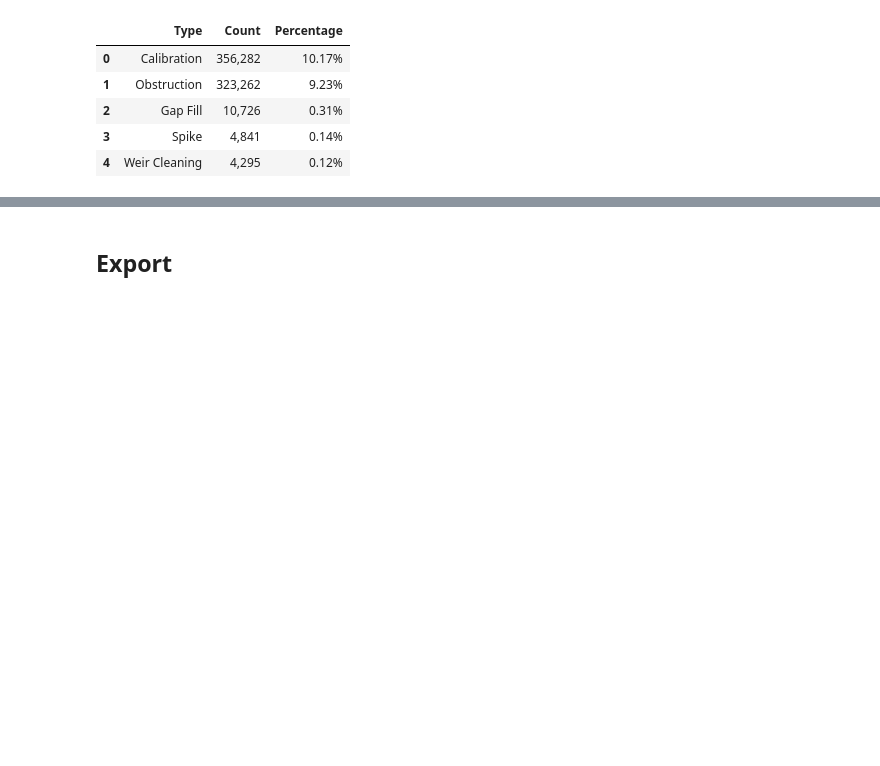
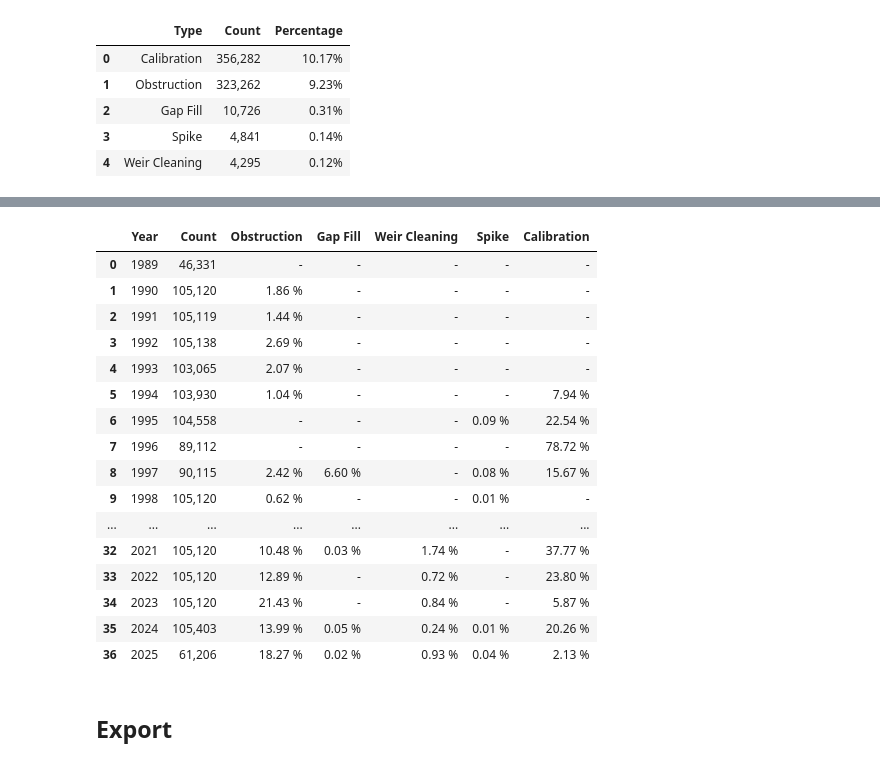
Before and after one commit to gmcginnis/info-698-capstone, a Jupyter notebook: code/02_eda.ipynb, the cells around one changed output, grey strips where cells are left out. Cells and saved outputs as stored; diff of their text form; code cells hidden in the pictures; blank space fills up the shorter version.

```diff
--- a/code/02_eda.ipynb
+++ b/code/02_eda.ipynb
@@ -384,12 +367,35 @@ pd.concat([data_fm_yr_cnt, data_fm_yr], axis=1)
 # %%
-data_fm_yr_per = data_fm_yr.div(data_fm_yr_cnt, axis=0).multiply(100, axis=0)
-# data_fm_yr_per['year'] = data_fm_yr_per.index.year
-# data_fm_yr_per
-# Simplifying datetime to the year for readability
-data_fm_yr_per = data_fm_yr_per.reset_index()
-data_fm_yr_per['year'] = data_fm_yr_per['datetime'].dt.year
-data_fm_yr_per = data_fm_yr_per.set_index('year').drop('datetime', axis=1)
+for col in data_fm_yr_per:
+    if col!="Year" and col!="Count":
+        data_fm_yr_per[col] = (data_fm_yr_per[col]/data_fm_yr_per['Count']).multiply(100,axis=0)
+        data_fm_yr_per[col] = data_fm_yr_per[col].map('{:.2f} %'.format)
+
+data_fm_yr_per = data_fm_yr_per.replace('0.00 %', '-')
+data_fm_yr_per['Count'] = data_fm_yr_per['Count'].map('{:,}'.format)
+
+# Add an empty column to add another line between the total counts and error counts
+data_fm_yr_per.insert(loc=2, column = ' ', value = '')
+
+make_latex_tab(data_fm_yr_per, "tab_fmyear_pers")
 data_fm_yr_per
+# %% [output]
+|  | Year | Count | Obstruction | Gap Fill | Weir Cleaning | Spike | Calibration |
+| 0 | 1989 | 46,331 | - | - | - | - | - |
+| 1 | 1990 | 105,120 | 1.86 % | - | - | - | - |
+| 2 | 1991 | 105,119 | 1.44 % | - | - | - | - |
+| 3 | 1992 | 105,138 | 2.69 % | - | - | - | - |
+| 4 | 1993 | 103,065 | 2.07 % | - | - | - | - |
+| 5 | 1994 | 103,930 | 1.04 % | - | - | - | 7.94 % |
+| 6 | 1995 | 104,558 | - | - | - | 0.09 % | 22.54 % |
+| 7 | 1996 | 89,112 | - | - | - | - | 78.72 % |
+| 8 | 1997 | 90,115 | 2.42 % | 6.60 % | - | 0.08 % | 15.67 % |
+| 9 | 1998 | 105,120 | 0.62 % | - | - | 0.01 % | - |
+| ... | ... | ... | ... | ... | ... | ... | ... |
+| 32 | 2021 | 105,120 | 10.48 % | 0.03 % | 1.74 % | - | 37.77 % |
+| 33 | 2022 | 105,120 | 12.89 % | - | 0.72 % | - | 23.80 % |
+| 34 | 2023 | 105,120 | 21.43 % | - | 0.84 % | - | 5.87 % |
+| 35 | 2024 | 105,403 | 13.99 % | 0.05 % | 0.24 % | 0.01 % | 20.26 % |
+| 36 | 2025 | 61,206 | 18.27 % | 0.02 % | 0.93 % | 0.04 % | 2.13 % |
 # %%
 # data_water[data_water['chk_fail'].str.contains("Weir", na=False)]
 # data_water['2021-04-12 00:00:00':'2021-04-12 23:59:59']
```
Also changed, not shown: parts of 7 cells of this notebook.
